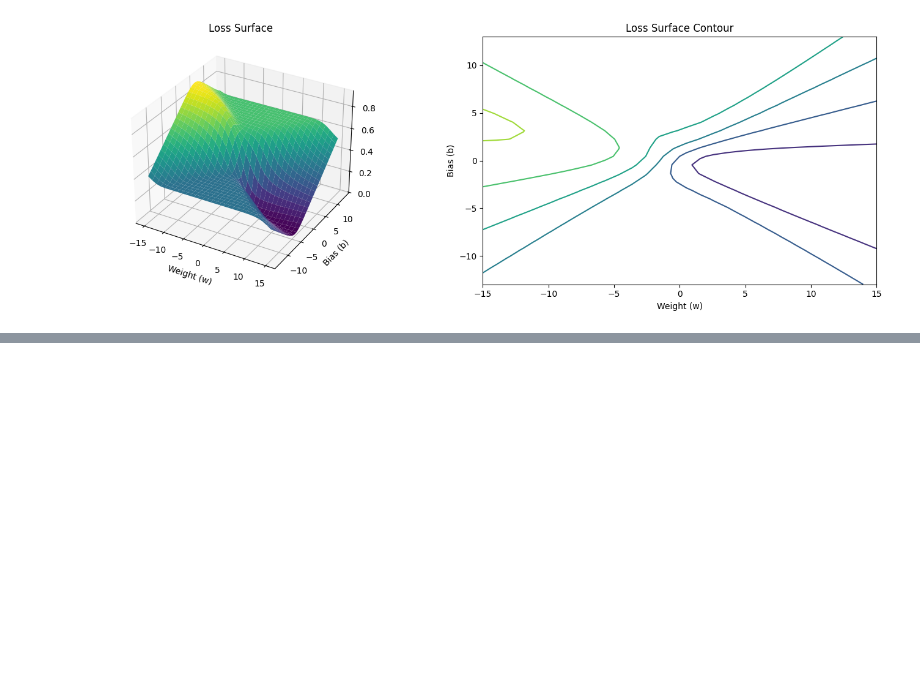
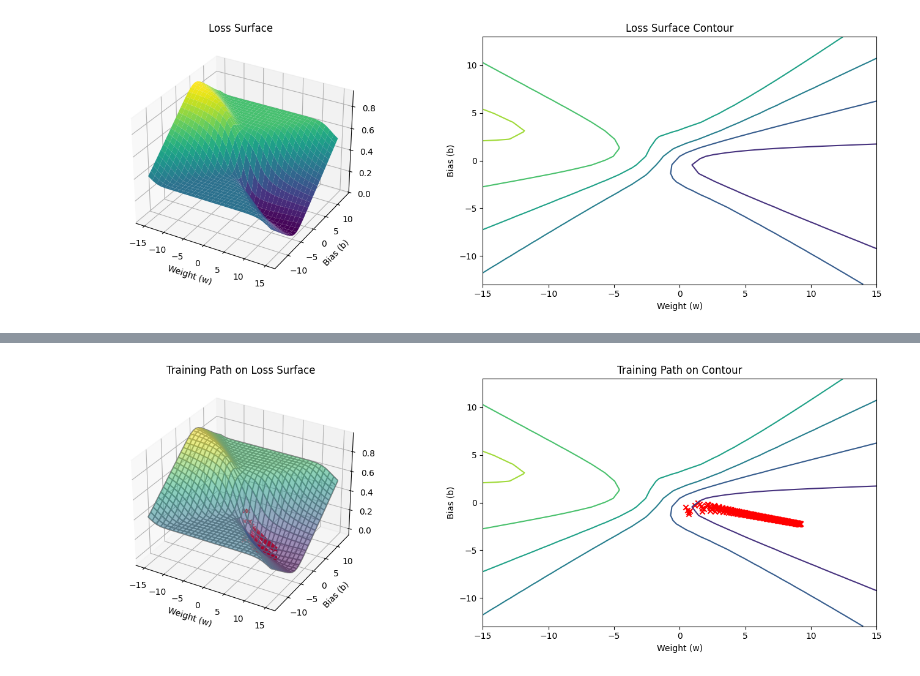
Before and after one commit to mahaoyu/coursera_pytorch_dl_intro, a Jupyter notebook: 01_logistic_regression.ipynb, the cells around one changed output, grey strips where cells are left out. Cells and saved outputs as stored; diff of their text form; code cells hidden in the pictures; blank space fills up the shorter version.

Commit message:
Finalize lesson lab

```diff
--- a/01_logistic_regression.ipynb
+++ b/01_logistic_regression.ipynb
@@ -23,0 +91,4 @@ error_surface = PlotErrorSurfaces(
+# %%
+error_surface.final_plot()
+# %% [output]
+[figure, added]
```
Also changed, not shown: parts of 6 cells of this notebook, 1 other file.
